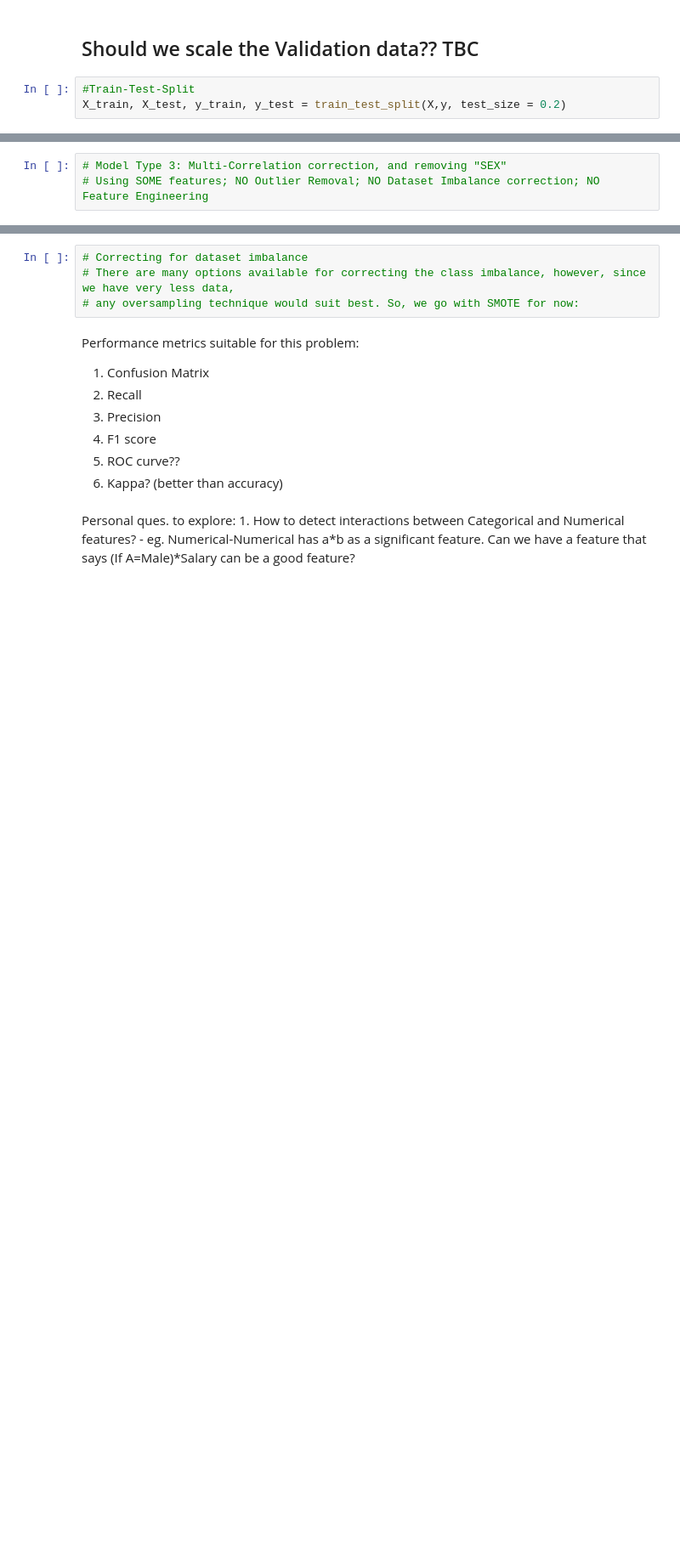
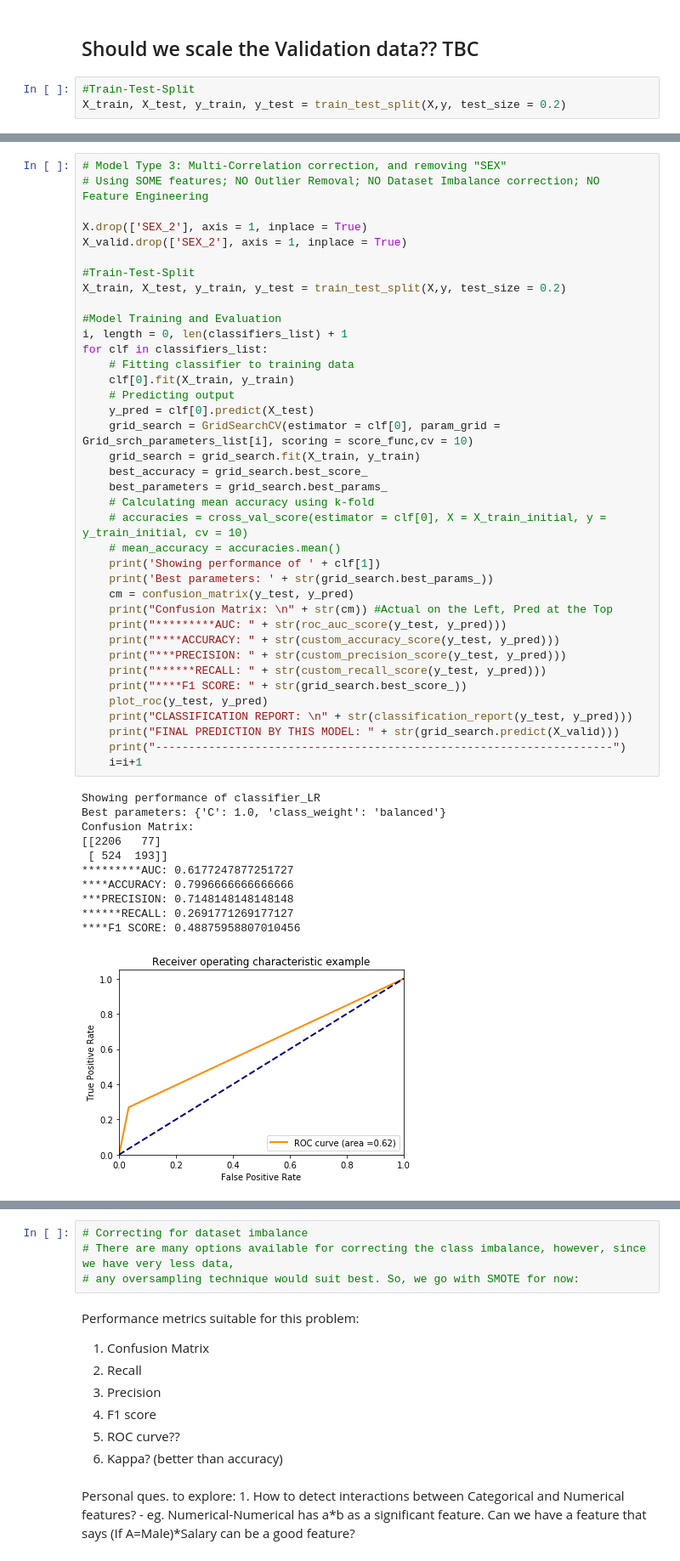
Before and after one commit to Singh-K01/ML-and-AI-projects, a Jupyter notebook: Role_of_Gender_in_Credit Defaults.ipynb, the cells around one changed output, grey strips where cells are left out. Shown at 85% size. Cells and saved outputs as stored; diff of their text form; blank space fills up the shorter version.

```diff
--- a/Role_of_Gender_in_Credit Defaults.ipynb
+++ b/Role_of_Gender_in_Credit Defaults.ipynb
@@ -862,5 +888,52 @@ avg / total       0.79      0.81      0.78      3000
 
 FINAL PREDICTION BY THIS MODEL: [0 0]
-# %%
-# Model Type 3: Multi-Correlation correction, and removing "SEX"
-# Using SOME features; NO Outlier Removal; NO Dataset Imbalance correction; NO Feature Engineering
+# %%
+# Model Type 3: Multi-Correlation correction, and removing "SEX"
+# Using SOME features; NO Outlier Removal; NO Dataset Imbalance correction; NO Feature Engineering
+
+X.drop(['SEX_2'], axis = 1, inplace = True)
+X_valid.drop(['SEX_2'], axis = 1, inplace = True)
+
+#Train-Test-Split
+X_train, X_test, y_train, y_test = train_test_split(X,y, test_size = 0.2)
+
+#Model Training and Evaluation
+i, length = 0, len(classifiers_list) + 1
+for clf in classifiers_list:
+    # Fitting classifier to training data
+    clf[0].fit(X_train, y_train)
+    # Predicting output
+    y_pred = clf[0].predict(X_test)
+    grid_search = GridSearchCV(estimator = clf[0], param_grid = Grid_srch_parameters_list[i], scoring = score_func,cv = 10)
+    grid_search = grid_search.fit(X_train, y_train)
+    best_accuracy = grid_search.best_score_
+    best_parameters = grid_search.best_params_
+    # Calculating mean accuracy using k-fold
+    # accuracies = cross_val_score(estimator = clf[0], X = X_train_initial, y = y_train_initial, cv = 10)
+    # mean_accuracy = accuracies.mean()
+    print('Showing performance of ' + clf[1])
+    print('Best parameters: ' + str(grid_search.best_params_))
+    cm = confusion_matrix(y_test, y_pred)
+    print("Confusion Matrix: \n" + str(cm)) #Actual on the Left, Pred at the Top
+    print("*********AUC: " + str(roc_auc_score(y_test, y_pred)))
+    print("****ACCURACY: " + str(custom_accuracy_score(y_test, y_pred)))
+    print("***PRECISION: " + str(custom_precision_score(y_test, y_pred)))
+    print("******RECALL: " + str(custom_recall_score(y_test, y_pred)))
+    print("****F1 SCORE: " + str(grid_search.best_score_))
+    plot_roc(y_test, y_pred)
+    print("CLASSIFICATION REPORT: \n" + str(classification_report(y_test, y_pred)))
+    print("FINAL PREDICTION BY THIS MODEL: " + str(grid_search.predict(X_valid)))
+    print("---------------------------------------------------------------------")
+    i=i+1
+# %% [output]
+Showing performance of classifier_LR
+Best parameters: {'C': 1.0, 'class_weight': 'balanced'}
+Confusion Matrix:
+[[2206   77]
+ [ 524  193]]
+*********AUC: 0.6177247877251727
+****ACCURACY: 0.7996666666666666
+***PRECISION: 0.7148148148148148
+******RECALL: 0.2691771269177127
+****F1 SCORE: 0.48875958807010456
+[figure, added]
```
Also changed, not shown: parts of 12 cells of this notebook.
